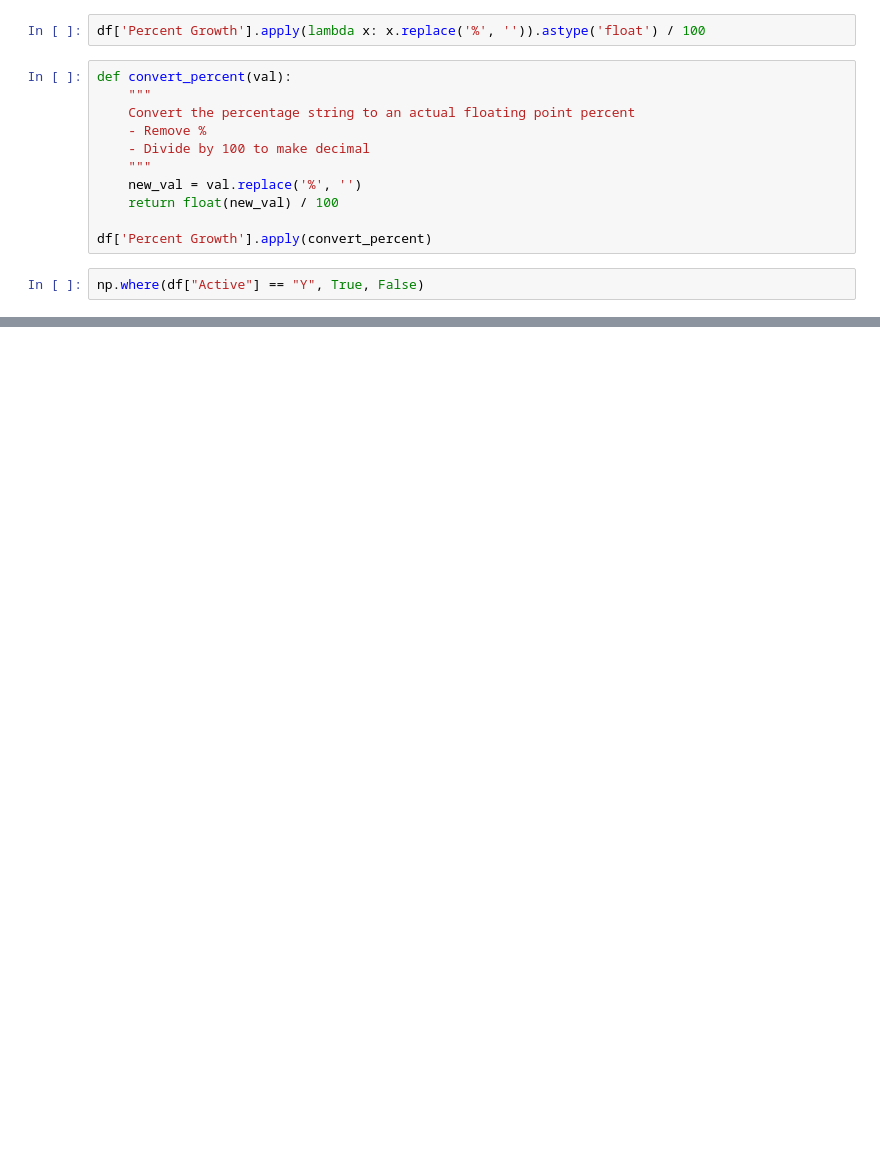
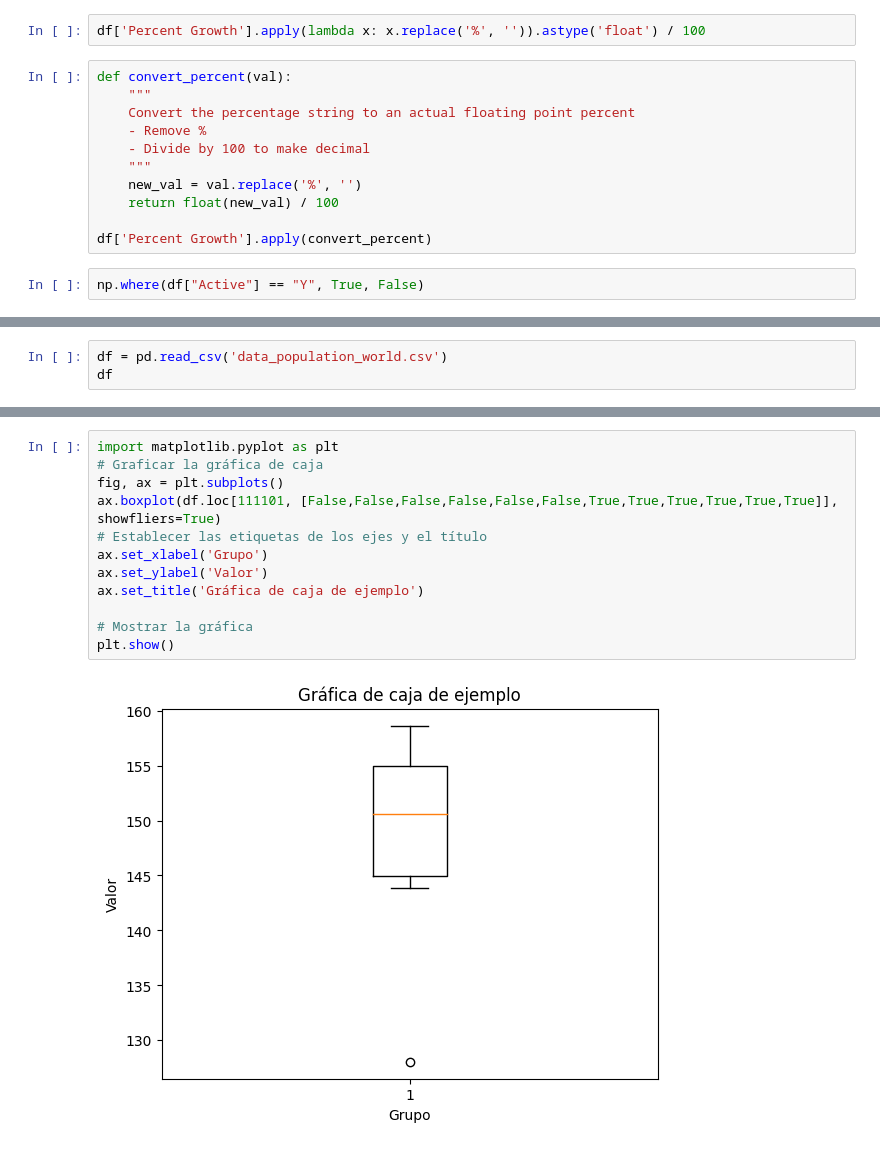
Before and after one commit to 1u1s4/INE_curso_pandas, a Jupyter notebook: Untitled-1.ipynb, the cells around one changed output, grey strips where cells are left out. Drawn from its saved outputs; the diff is of its cells as text; blank space fills up the shorter version.

```diff
--- a/Untitled-1.ipynb
+++ b/Untitled-1.ipynb
@@ -64,0 +112,3 @@ df["Customer Name"].memory_usage()
+# %%
+df = pd.read_csv('data_population_world.csv')
+df
@@ -64,0 +129,14 @@ df["Customer Name"].memory_usage()
+# %%
+import matplotlib.pyplot as plt
+# Graficar la gráfica de caja
+fig, ax = plt.subplots()
+ax.boxplot(df.loc[111101, [False,False,False,False,False,False,True,True,True,True,True,True]], showfliers=True)
+# Establecer las etiquetas de los ejes y el título
+ax.set_xlabel('Grupo')
+ax.set_ylabel('Valor')
+ax.set_title('Gráfica de caja de ejemplo')
+
+# Mostrar la gráfica
+plt.show()
+# %% [output]
+[figure, added]
```
Also changed, not shown: parts of 11 cells of this notebook.
